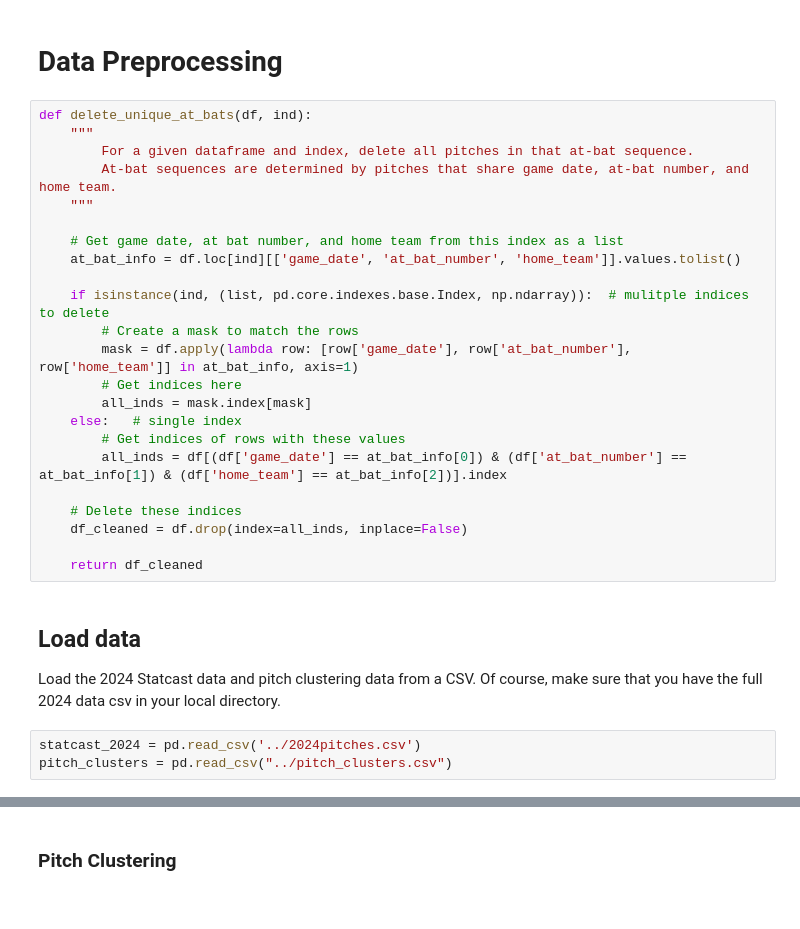
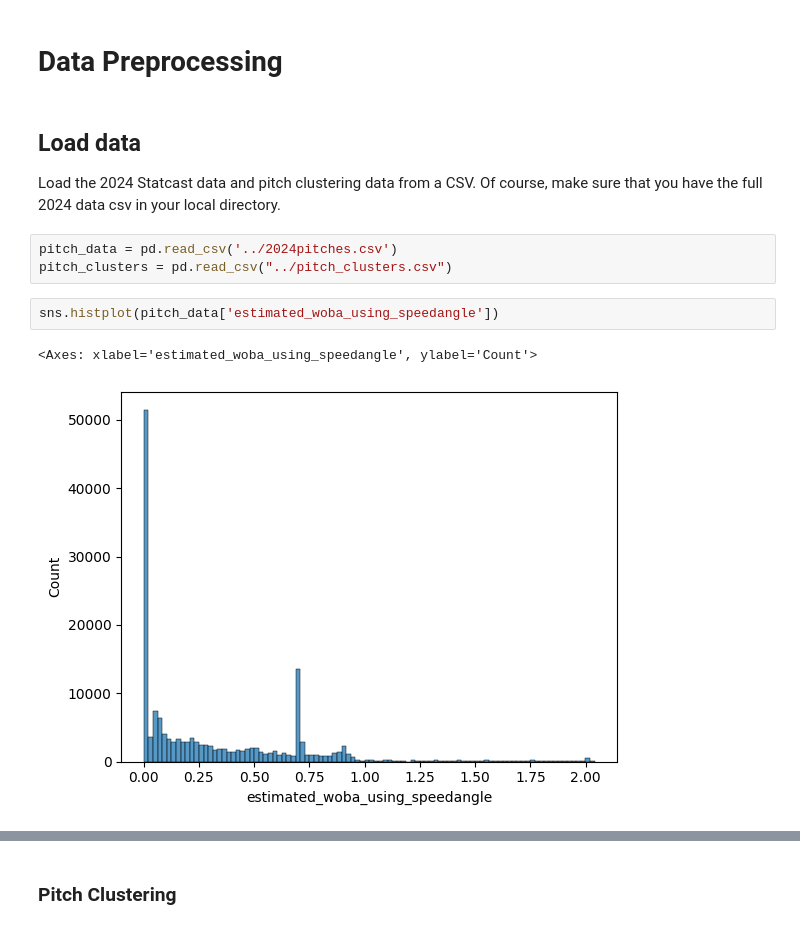
Before and after one commit to zybecker/DS-5500, a Jupyter notebook: RNN_Model/Data_preprocessing.ipynb, the cells around one changed output, grey strips where cells are left out. Drawn from its saved outputs; the diff is of its cells as text.

```diff
--- a/RNN_Model/Data_preprocessing.ipynb
+++ b/RNN_Model/Data_preprocessing.ipynb
@@ -16,31 +11,13 @@ Note: you may need to restart the kernel to use updated packages.
 # %% [markdown]
 # Data Preprocessing
-# %%
-def delete_unique_at_bats(df, ind):
-    """
-        For a given dataframe and index, delete all pitches in that at-bat sequence.
-        At-bat sequences are determined by pitches that share game date, at-bat number, and home team.
-    """
-
-    # Get game date, at bat number, and home team from this index as a list
-    at_bat_info = df.loc[ind][['game_date', 'at_bat_number', 'home_team']].values.tolist()
-
-    if isinstance(ind, (list, pd.core.indexes.base.Index, np.ndarray)):  # mulitple indices to delete
-        # Create a mask to match the rows
-        mask = df.apply(lambda row: [row['game_date'], row['at_bat_number'], row['home_team']] in at_bat_info, axis=1)
-        # Get indices here
-        all_inds = mask.index[mask]
-    else:   # single index
-        # Get indices of rows with these values
-        all_inds = df[(df['game_date'] == at_bat_info[0]) & (df['at_bat_number'] == at_bat_info[1]) & (df['home_team'] == at_bat_info[2])].index
-
-    # Delete these indices
-    df_cleaned = df.drop(index=all_inds, inplace=False)
-
-    return df_cleaned
 # %% [markdown]
 ## Load data
 Load the 2024 Statcast data and pitch clustering data from a CSV. Of course, make sure that you have the full 2024 data csv in your local directory.
 # %%
-statcast_2024 = pd.read_csv('../2024pitches.csv')
+pitch_data = pd.read_csv('../2024pitches.csv')
 pitch_clusters = pd.read_csv("../pitch_clusters.csv")
+# %%
+sns.histplot(pitch_data['estimated_woba_using_speedangle'])
+# %% [output]
+<Axes: xlabel='estimated_woba_using_speedangle', ylabel='Count'>
+[figure, added]
```
Also changed, not shown: parts of 41 cells of this notebook, 7 other files.
